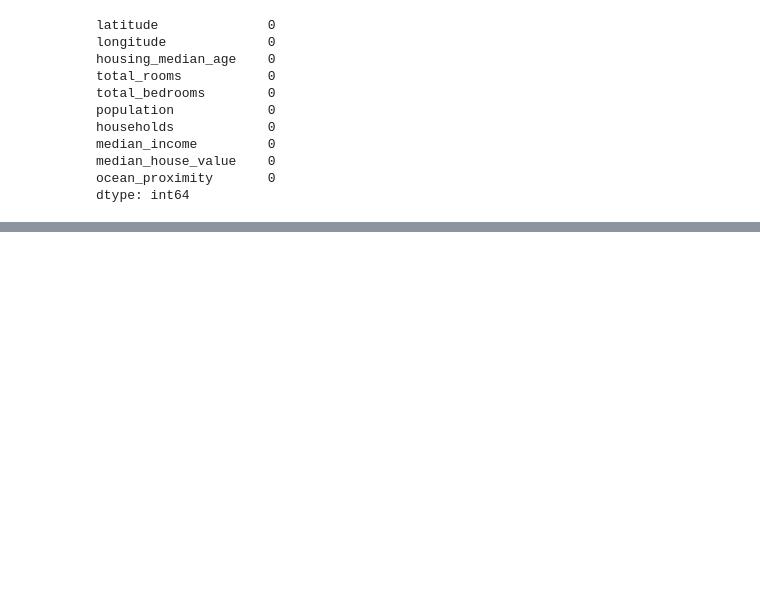
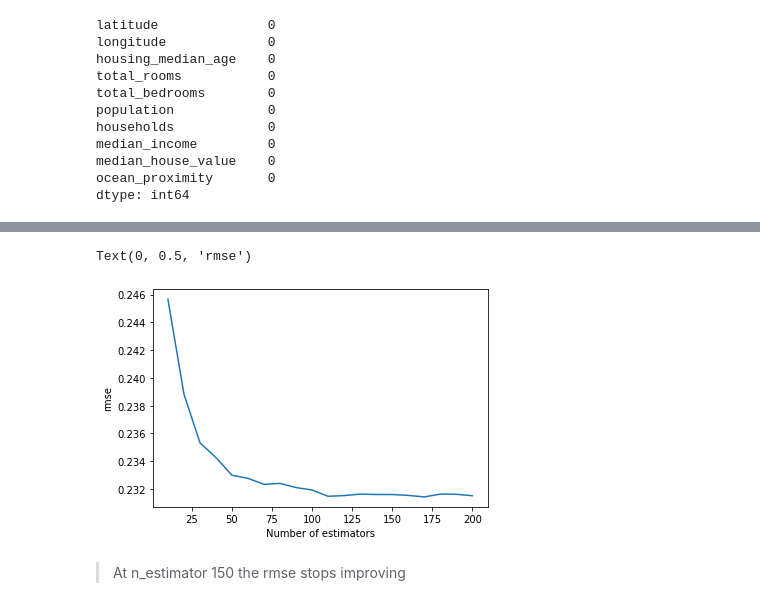
Before and after one commit to Micky373/ml_zoomcamp, a Jupyter notebook: week_6/homework_6/homework_6.ipynb, the cells around one changed output, grey strips where cells are left out. Drawn from its saved outputs; the diff is of its cells as text; code cells hidden in the pictures; blank space fills up the shorter version.

```diff
--- a/week_6/homework_6/homework_6.ipynb
+++ b/week_6/homework_6/homework_6.ipynb
@@ -139,0 +185,7 @@ x_test = dv.transform(test_dicts)
+# %%
+rf = RandomForestRegressor(
+    n_estimators=10,
+    random_state=1,
+    n_jobs=-1
+    )
+rf.fit(x_train,y_train)
@@ -139,0 +194,4 @@ x_test = dv.transform(test_dicts)
+# %%
+y_pred = rf.predict(x_val)
+rmse = mean_squared_error(y_val,y_pred,squared=False)
+rmse.round(2)
@@ -139,0 +216,18 @@ x_test = dv.transform(test_dicts)
+# %%
+scores = []
+
+for n in range(10,201,10):
+
+    rf = RandomForestRegressor(
+        n_estimators=n,
+        random_state=1,
+        n_jobs=-1
+        )
+    rf.fit(x_train,y_train)
+    y_pred = rf.predict(x_val)
+    rmse = mean_squared_error(y_val,y_pred,squared=False)
+
+    scores.append((n,rmse))
+# %%
+df_scores = pd.DataFrame(scores,columns=['n_estimators','rmse'])
+df_scores.round(3)
@@ -139,0 +252,9 @@ x_test = dv.transform(test_dicts)
+# %%
+plt.plot(df_scores.n_estimators,df_scores.rmse)
+plt.xlabel('Number of estimators')
+plt.ylabel('rmse')
+# %% [output]
+Text(0, 0.5, 'rmse')
+[figure, added]
+# %% [markdown]
+> At n_estimator 150 the rmse stops improving
```
Also changed, not shown: parts of 26 cells of this notebook, 1 other file.
